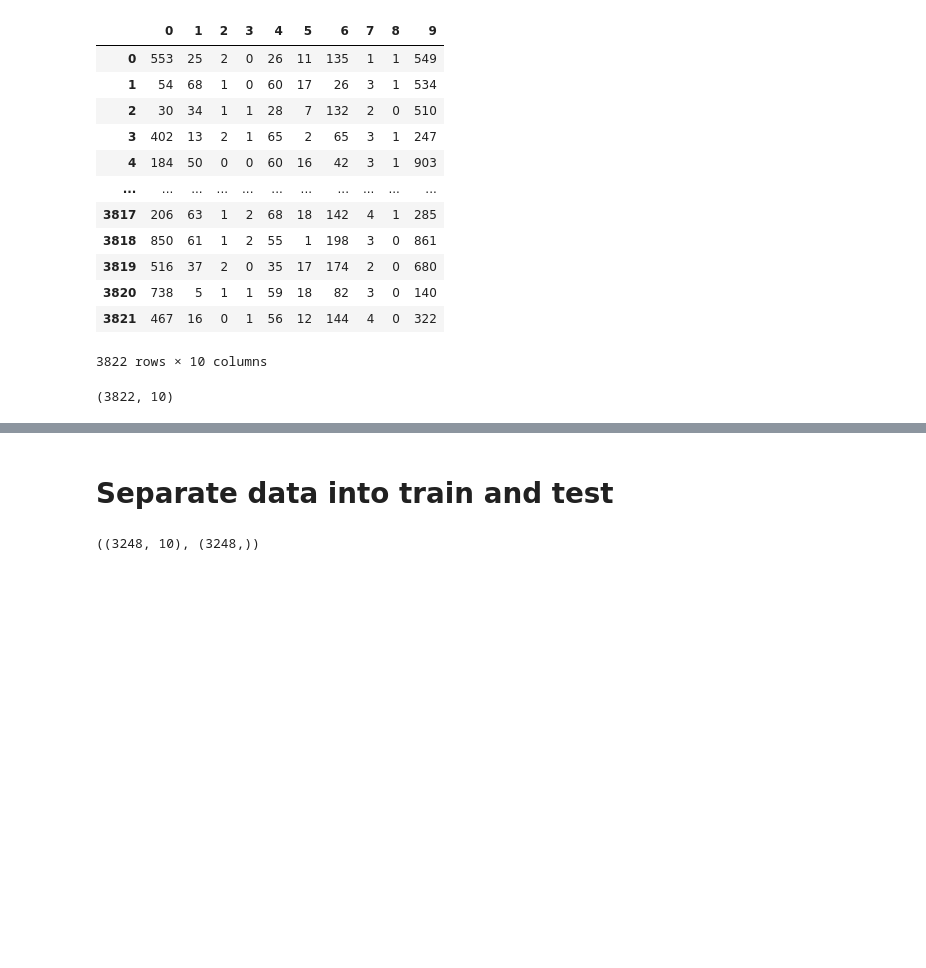
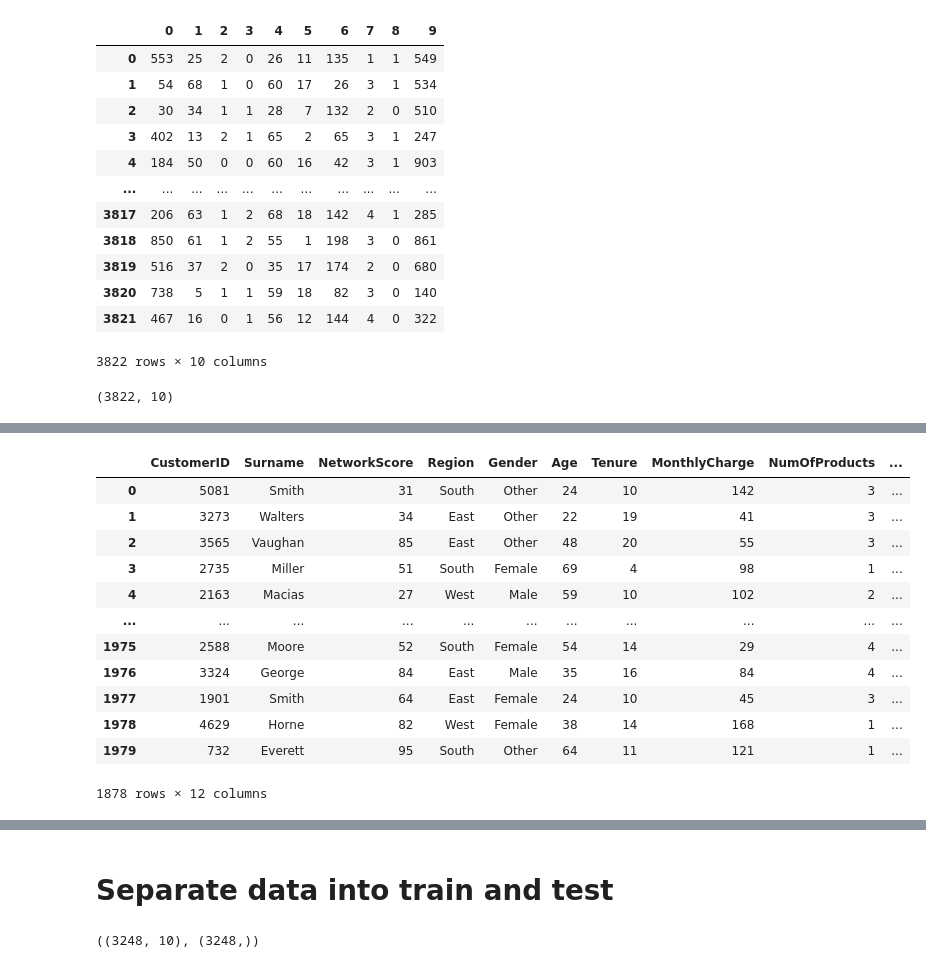
Before and after one commit to BorbaBruno/projeto_churn_predict, a Jupyter notebook: preprocessing_train_data.ipynb, the cells around one changed output, grey strips where cells are left out. Saved outputs shown, nothing was run; the diff lists cells and outputs as text; code cells hidden in the pictures; blank space fills up the shorter version.

```diff
--- a/preprocessing_train_data.ipynb
+++ b/preprocessing_train_data.ipynb
@@ -270,0 +342,5 @@ X_customer = scaler_customer.fit_transform(X_customer)
+# %%
+# Fill null values with mean
+test_data['NetworkScore'].fillna(test_data['NetworkScore'].mean(), inplace = True)
+test_data['Age'].fillna(test_data['Age'].mean(), inplace = True)
+test_data['EstimatedMonthlyUsage'].fillna(test_data['EstimatedMonthlyUsage'].mean(), inplace = True)
@@ -270,0 +365,29 @@ X_customer = scaler_customer.fit_transform(X_customer)
+# %%
+# Drop null lines
+test_data.dropna(subset=['IsActiveMember'], inplace=True)
+# %%
+# Drop unwanted columns
+test_data = test_data.drop(['HasInternetService'], axis=1)
+# %%
+# Round and convert types
+test_data['NetworkScore'] = np.ceil(test_data['NetworkScore']).astype(int)
+test_data['Age'] = np.ceil(test_data['Age']).astype(int)
+test_data['MonthlyCharge'] = np.ceil(test_data['MonthlyCharge']).astype(int)
+test_data['EstimatedMonthlyUsage'] = np.ceil(test_data['EstimatedMonthlyUsage']).astype(int)
+test_data['IsActiveMember'] = np.ceil(test_data['IsActiveMember']).astype(int)
+# %%
+test_data
+# %% [output]
+|  | CustomerID | Surname | NetworkScore | Region | Gender | Age | Tenure | MonthlyCharge | NumOfProducts | ... |
+| 0 | 5081 | Smith | 31 | South | Other | 24 | 10 | 142 | 3 | ... |
+| 1 | 3273 | Walters | 34 | East | Other | 22 | 19 | 41 | 3 | ... |
+| 2 | 3565 | Vaughan | 85 | East | Other | 48 | 20 | 55 | 3 | ... |
+| 3 | 2735 | Miller | 51 | South | Female | 69 | 4 | 98 | 1 | ... |
+| 4 | 2163 | Macias | 27 | West | Male | 59 | 10 | 102 | 2 | ... |
+| ... | ... | ... | ... | ... | ... | ... | ... | ... | ... | ... |
+| 1975 | 2588 | Moore | 52 | South | Female | 54 | 14 | 29 | 4 | ... |
+| 1976 | 3324 | George | 84 | East | Male | 35 | 16 | 84 | 4 | ... |
+| 1977 | 1901 | Smith | 64 | East | Female | 24 | 10 | 45 | 3 | ... |
+| 1978 | 4629 | Horne | 82 | West | Female | 38 | 14 | 168 | 1 | ... |
+| 1979 | 732 | Everett | 95 | South | Other | 64 | 11 | 121 | 1 | ... |
+1878 rows × 12 columns
```
Also changed, not shown: parts of 76 cells of this notebook, 5 other files.
